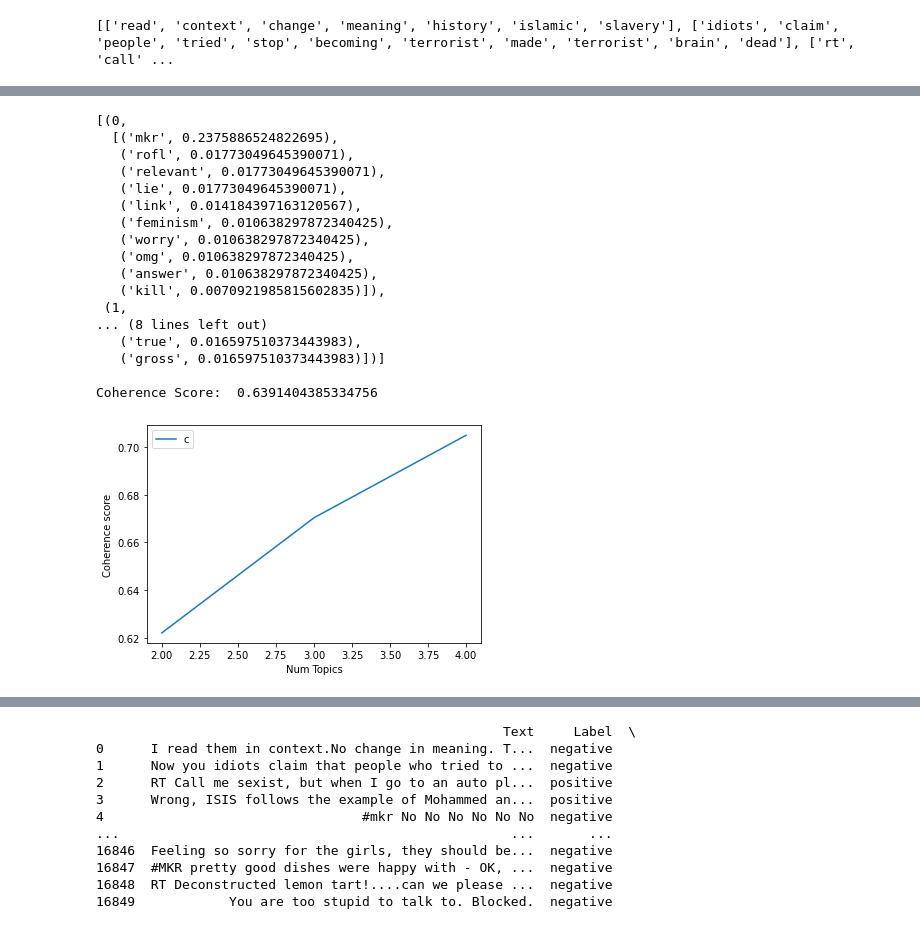
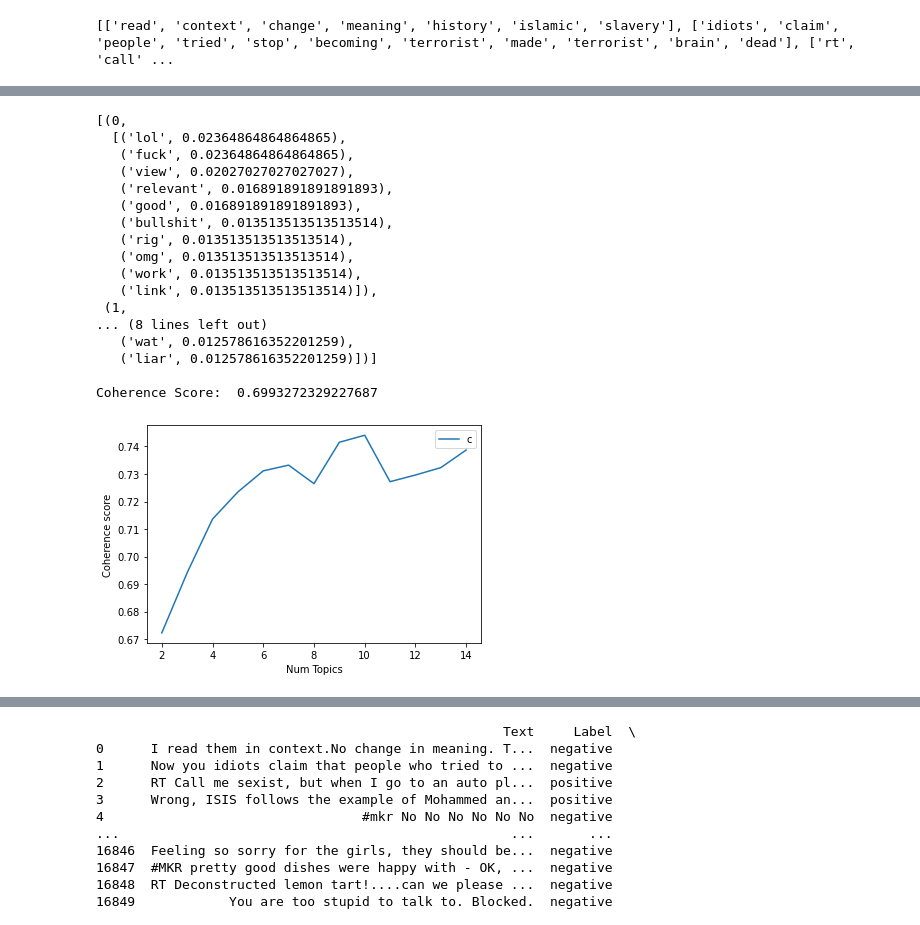
Before and after one commit to erudic/Bullying-Traces-Recognition, a Jupyter notebook: notebooks/bullying_topic_modeling-newData.ipynb, the cells around one changed output, grey strips where cells are left out. Saved outputs shown, nothing was run; the diff lists cells and outputs as text; code cells hidden in the pictures.

Commit message:
last topic modeling changes

```diff
--- a/notebooks/bullying_topic_modeling-newData.ipynb
+++ b/notebooks/bullying_topic_modeling-newData.ipynb
@@ -44,7 +42,7 @@ Using TensorFlow backend.
 # %%
 from nltk.corpus import stopwords
 stop_words = stopwords.words('english')
-stop_words.extend(['bully', 'bullying', 'httplink'])
+stop_words.extend(['bully', 'bullying', 'httplink', 'mkr', 'im'])
 print(stop_words)
 # %% [output]
 ['i', 'me', 'my', 'myself', 'we', 'our', 'ours', 'ourselves', 'you', "you're", "you've", "you'll", "you'd", 'your', 'yours', 'yourself', 'yourselves', 'he', 'him', 'his', 'himself', 'she', "she's", 'h ...
@@ -334,22 +332,22 @@ coherence_ldamallet = coherence_model_ldamallet.get_coherence()
 print('\nCoherence Score: ', coherence_ldamallet)
 # %% [output]
 [(0,
-  [('mkr', 0.2375886524822695),
-   ('rofl', 0.01773049645390071),
-   ('relevant', 0.01773049645390071),
-   ('lie', 0.01773049645390071),
-   ('link', 0.014184397163120567),
-   ('feminism', 0.010638297872340425),
-   ('worry', 0.010638297872340425),
-   ('omg', 0.010638297872340425),
-   ('answer', 0.010638297872340425),
-   ('kill', 0.0070921985815602835)]),
+  [('lol', 0.02364864864864865),
+   ('fuck', 0.02364864864864865),
+   ('view', 0.02027027027027027),
+   ('relevant', 0.016891891891891893),
+   ('good', 0.016891891891891893),
+   ('bullshit', 0.013513513513513514),
+   ('rig', 0.013513513513513514),
+   ('omg', 0.013513513513513514),
+   ('work', 0.013513513513513514),
+   ('link', 0.013513513513513514)]),
  (1,
 ... (8 lines left out)
-   ('true', 0.016597510373443983),
-   ('gross', 0.016597510373443983)])]
+   ('wat', 0.012578616352201259),
+   ('liar', 0.012578616352201259)])]
 
-Coherence Score:  0.6391404385334756
+Coherence Score:  0.6993272329227687
 # %%
 def compute_coherence_values(dictionary, corpus, texts, limit, start=2, step=3):
     """
@@ -378,18 +376,18 @@ def compute_coherence_values(dictionary, corpus, texts, limit, start=2, step=3):
     return model_list, coherence_values
 # %%
 
-model_list, coherence_values = compute_coherence_values(dictionary=id2word, corpus=corpus, texts=data_lemmatized, start=2, limit=5, step=1)
+model_list, coherence_values = compute_coherence_values(dictionary=id2word, corpus=corpus, texts=data_lemmatized, start=2, limit=15, step=1)
 # %%
 # Show graph
-limit=5; start=2; step=1;
+limit=15; start=2; step=1;
 x = range(start, limit, step)
 plt.plot(x, coherence_values)
 plt.xlabel("Num Topics")
 plt.ylabel("Coherence score")
 plt.legend(("coherence_values"), loc='best')
 plt.show()
 # %% [output]
-[figure, old version]
+[figure, new version]
 # %%
 # Print the coherence scores
 for m, cv in zip(x, coherence_values):
```
Also changed, not shown: parts of 12 cells of this notebook, 5 other files.
